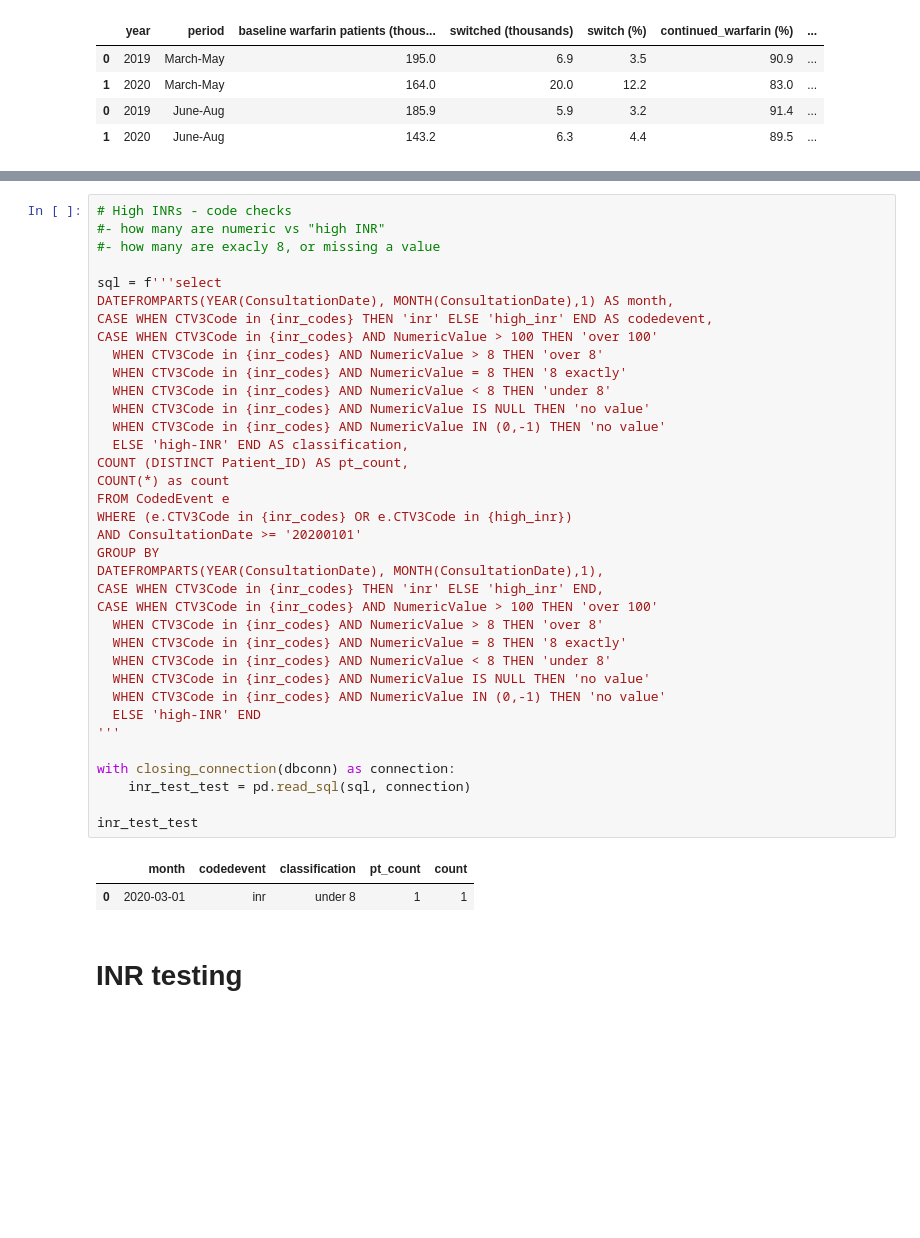
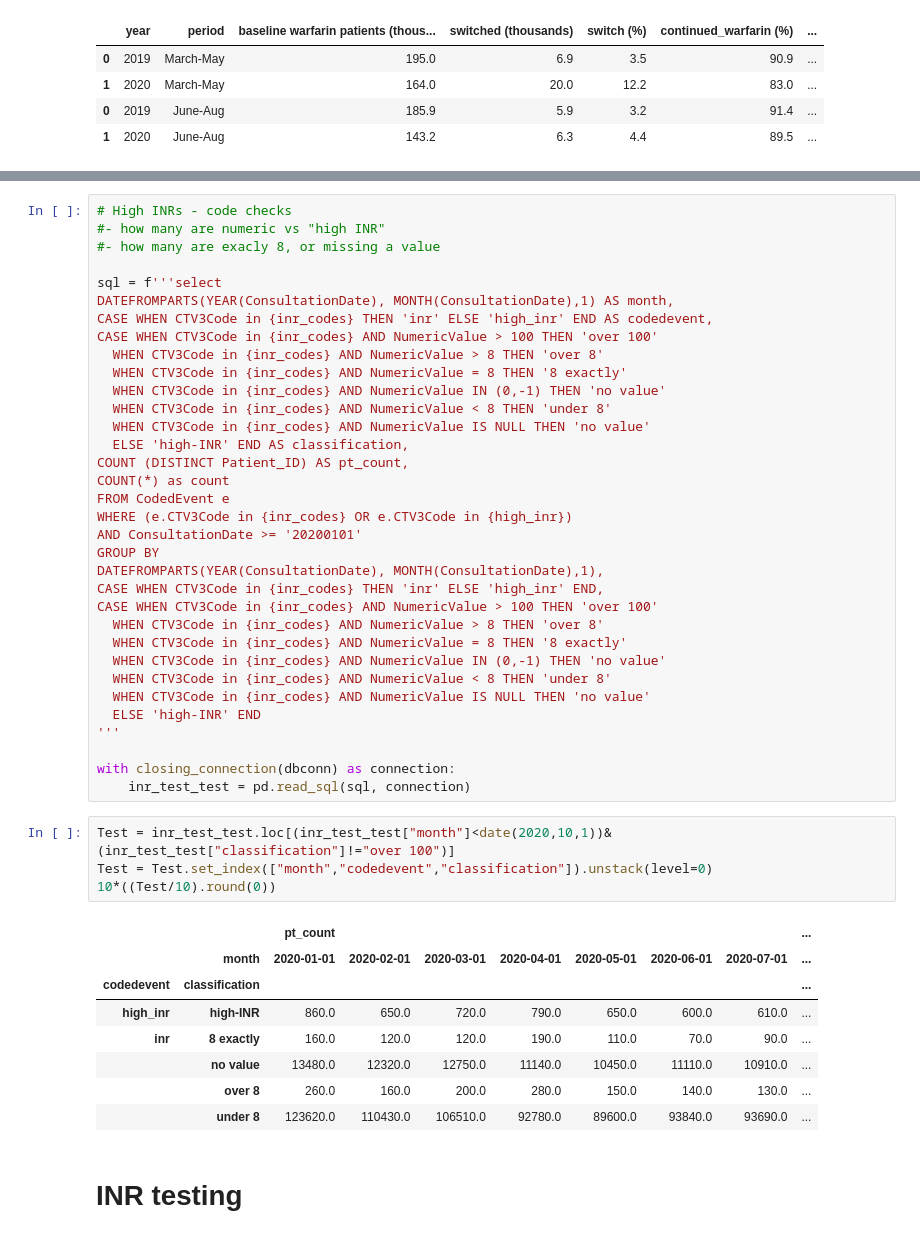
Before and after one commit to opensafely/anticoagulant-switching-research, a Jupyter notebook: notebooks/Warfarin_DOAC_rpt.ipynb, the cells around one changed output, grey strips where cells are left out. Saved outputs shown, nothing was run; the diff lists cells and outputs as text; blank space fills up the shorter version.

```diff
--- a/notebooks/Warfarin_DOAC_rpt.ipynb
+++ b/notebooks/Warfarin_DOAC_rpt.ipynb
@@ -937,9 +950,9 @@ CASE WHEN CTV3Code in {inr_codes} THEN 'inr' ELSE 'high_inr' END AS codedevent,
 CASE WHEN CTV3Code in {inr_codes} AND NumericValue > 100 THEN 'over 100'
   WHEN CTV3Code in {inr_codes} AND NumericValue > 8 THEN 'over 8'
   WHEN CTV3Code in {inr_codes} AND NumericValue = 8 THEN '8 exactly'
+  WHEN CTV3Code in {inr_codes} AND NumericValue IN (0,-1) THEN 'no value'
   WHEN CTV3Code in {inr_codes} AND NumericValue < 8 THEN 'under 8'
   WHEN CTV3Code in {inr_codes} AND NumericValue IS NULL THEN 'no value'
-  WHEN CTV3Code in {inr_codes} AND NumericValue IN (0,-1) THEN 'no value'
   ELSE 'high-INR' END AS classification,
 COUNT (DISTINCT Patient_ID) AS pt_count,
 COUNT(*) as count
@@ -952,19 +965,27 @@ CASE WHEN CTV3Code in {inr_codes} THEN 'inr' ELSE 'high_inr' END,
 CASE WHEN CTV3Code in {inr_codes} AND NumericValue > 100 THEN 'over 100'
   WHEN CTV3Code in {inr_codes} AND NumericValue > 8 THEN 'over 8'
   WHEN CTV3Code in {inr_codes} AND NumericValue = 8 THEN '8 exactly'
+  WHEN CTV3Code in {inr_codes} AND NumericValue IN (0,-1) THEN 'no value'
   WHEN CTV3Code in {inr_codes} AND NumericValue < 8 THEN 'under 8'
   WHEN CTV3Code in {inr_codes} AND NumericValue IS NULL THEN 'no value'
-  WHEN CTV3Code in {inr_codes} AND NumericValue IN (0,-1) THEN 'no value'
   ELSE 'high-INR' END
 '''
 
 with closing_connection(dbconn) as connection:
     inr_test_test = pd.read_sql(sql, connection)
-
-inr_test_test
-# %% [output]
-|  | month | codedevent | classification | pt_count | count |
-| 0 | 2020-03-01 | inr | under 8 | 1 | 1 |
+# %%
+Test = inr_test_test.loc[(inr_test_test["month"]<date(2020,10,1))&(inr_test_test["classification"]!="over 100")]
+Test = Test.set_index(["month","codedevent","classification"]).unstack(level=0)
+10*((Test/10).round(0))
+# %% [output]
+|  |  | pt_count |  |  |  |  |  |  | ... |
+|  | month | 2020-01-01 | 2020-02-01 | 2020-03-01 | 2020-04-01 | 2020-05-01 | 2020-06-01 | 2020-07-01 | ... |
+| codedevent | classification |  |  |  |  |  |  |  | ... |
+| high_inr | high-INR | 860.0 | 650.0 | 720.0 | 790.0 | 650.0 | 600.0 | 610.0 | ... |
+| inr | 8 exactly | 160.0 | 120.0 | 120.0 | 190.0 | 110.0 | 70.0 | 90.0 | ... |
+|  | no value | 13480.0 | 12320.0 | 12750.0 | 11140.0 | 10450.0 | 11110.0 | 10910.0 | ... |
+|  | over 8 | 260.0 | 160.0 | 200.0 | 280.0 | 150.0 | 140.0 | 130.0 | ... |
+|  | under 8 | 123620.0 | 110430.0 | 106510.0 | 92780.0 | 89600.0 | 93840.0 | 93690.0 | ... |
 # %% [markdown]
 # INR testing
 # %%
```
Also changed, not shown: parts of 10 cells of this notebook, 5 other files.
